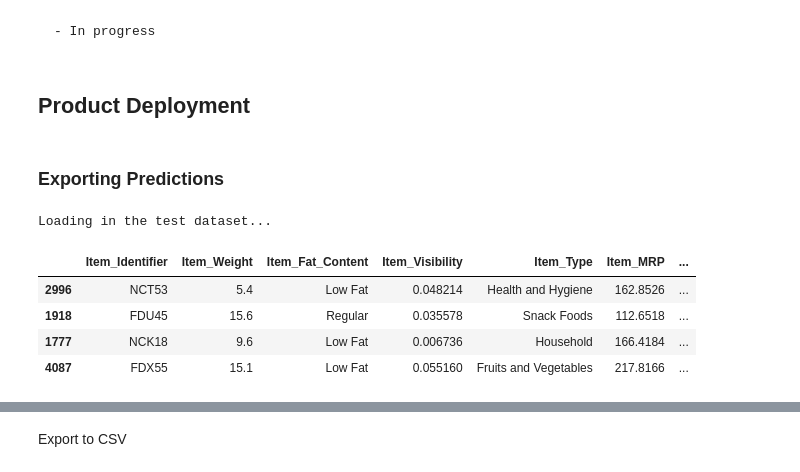
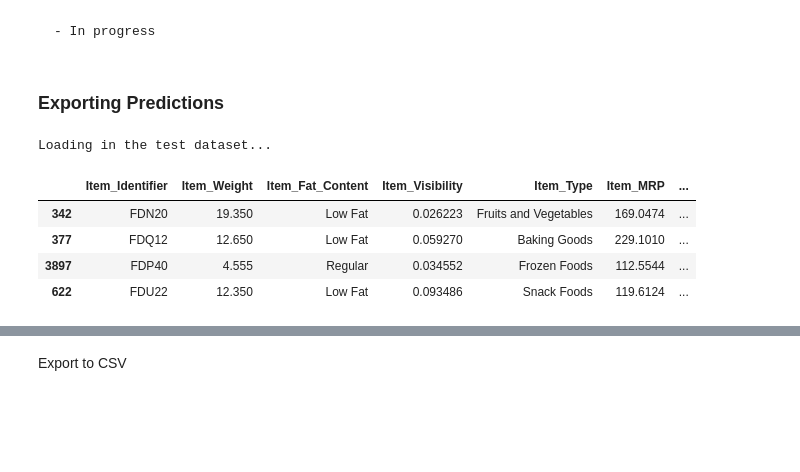
Before and after one commit to 3Thiago/Data-Science-Analtyics, a Jupyter notebook: ML Notebooks/BigMart Sales Prediction III.ipynb, the cells around one changed output, grey strips where cells are left out. Drawn from its saved outputs; the diff is of its cells as text; code cells hidden in the pictures; blank space fills up the shorter version.

```diff
--- a/ML Notebooks/BigMart Sales Prediction III.ipynb
+++ b/ML Notebooks/BigMart Sales Prediction III.ipynb
@@ -776,22 +819,20 @@ Prediction/Fit Run Time: 13.484991550445557
 ### Model Finalization
 # %% [markdown]
     - In progress
-# %% [markdown]
-## Product Deployment
 # %% [markdown]
 ### Exporting Predictions
 # %%
 # Read and Transform variables for testing
 print('Loading in the test dataset...')
-test = pd.read_csv(r"C:\Users\Latoya Clarke\Desktop\Data for Analysis\Sales Data\test_cleaned.csv")
+test = pd.read_csv(r"C:\Users\Latoya Clarke\Desktop\Data for Analysis\bigmart_test_cleaned.csv")
 test.sample(4)
 # %% [output]
 Loading in the test dataset...
 |  | Item_Identifier | Item_Weight | Item_Fat_Content | Item_Visibility | Item_Type | Item_MRP | ... |
-| 2996 | NCT53 | 5.4 | Low Fat | 0.048214 | Health and Hygiene | 162.8526 | ... |
-| 1918 | FDU45 | 15.6 | Regular | 0.035578 | Snack Foods | 112.6518 | ... |
-| 1777 | NCK18 | 9.6 | Low Fat | 0.006736 | Household | 166.4184 | ... |
-| 4087 | FDX55 | 15.1 | Low Fat | 0.055160 | Fruits and Vegetables | 217.8166 | ... |
+| 342 | FDN20 | 19.350 | Low Fat | 0.026223 | Fruits and Vegetables | 169.0474 | ... |
+| 377 | FDQ12 | 12.650 | Low Fat | 0.059270 | Baking Goods | 229.1010 | ... |
+| 3897 | FDP40 | 4.555 | Regular | 0.034552 | Frozen Foods | 112.5544 | ... |
+| 622 | FDU22 | 12.350 | Low Fat | 0.093486 | Snack Foods | 119.6124 | ... |
 # %%
 print("\nTransforming data......")
 from sklearn import preprocessing
```
Also changed, not shown: parts of 28 cells of this notebook.
